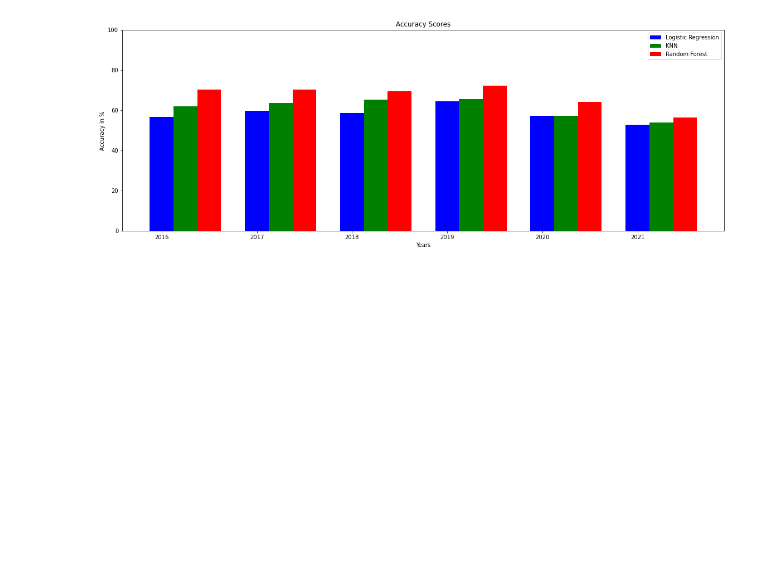
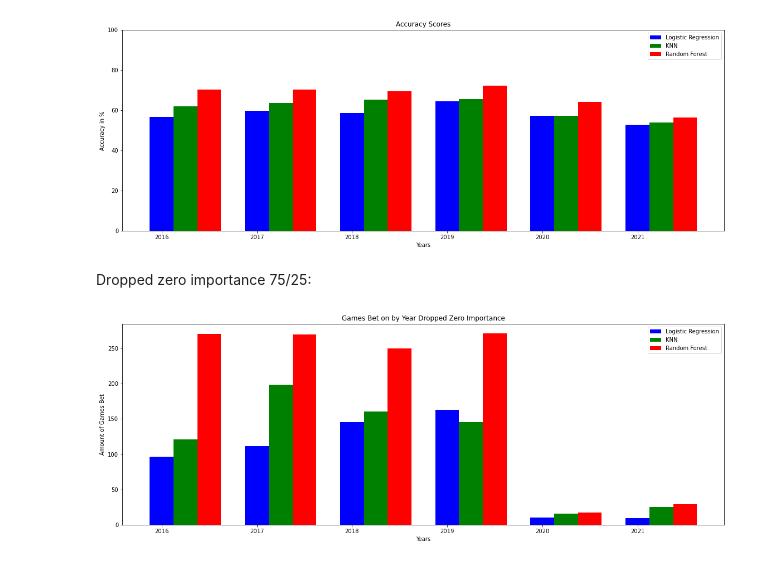
Before and after one commit to MatthewR1021/MLB_Classification, a Jupyter notebook: Modeling/Visualization_builder.ipynb, the cells around one changed output. Saved outputs shown, nothing was run; the diff lists cells and outputs as text; code cells hidden in the pictures; blank space fills up the shorter version.

```diff
--- a/Modeling/Visualization_builder.ipynb
+++ b/Modeling/Visualization_builder.ipynb
@@ -96,3 +102,5 @@ ax.set_xlabel('Years')
 ax.set_ylim(top=100);
 # %% [output]
 [figure]
+# %% [markdown]
+Dropped zero importance 75/25:
@@ -98,0 +111,21 @@ ax.set_ylim(top=100);
+# %%
+games_log_zero=[96,111,145,163,10,9]
+games_knn_zero=[121,198,160,145,16,25]
+games_rf_zero =[270,269,250,271,17,29]
+# %%
+data = [games_log_zero,
+games_knn_zero,
+games_rf_zero]
+X = np.arange(6)
+fig = plt.figure(figsize=(15,5))
+ax = fig.add_axes([0,0,1,1])
+ax.bar(X + 0.00, data[0], color = 'b', width = 0.25,label='Logistic Regression')
+ax.bar(X + 0.25, data[1], color = 'g', width = 0.25,label='KNN')
+ax.bar(X + 0.50, data[2], color = 'r', width = 0.25,label='Random Forest')
+ax.set_title('Games Bet on by Year Dropped Zero Importance')
+ax.legend()
+ax.set_xticklabels(year_yof)
+ax.set_ylabel('Amount of Games Bet')
+ax.set_xlabel('Years');
+# %% [output]
+[figure, added]
```
Also changed, not shown: parts of 7 cells of this notebook, 6 other files.
